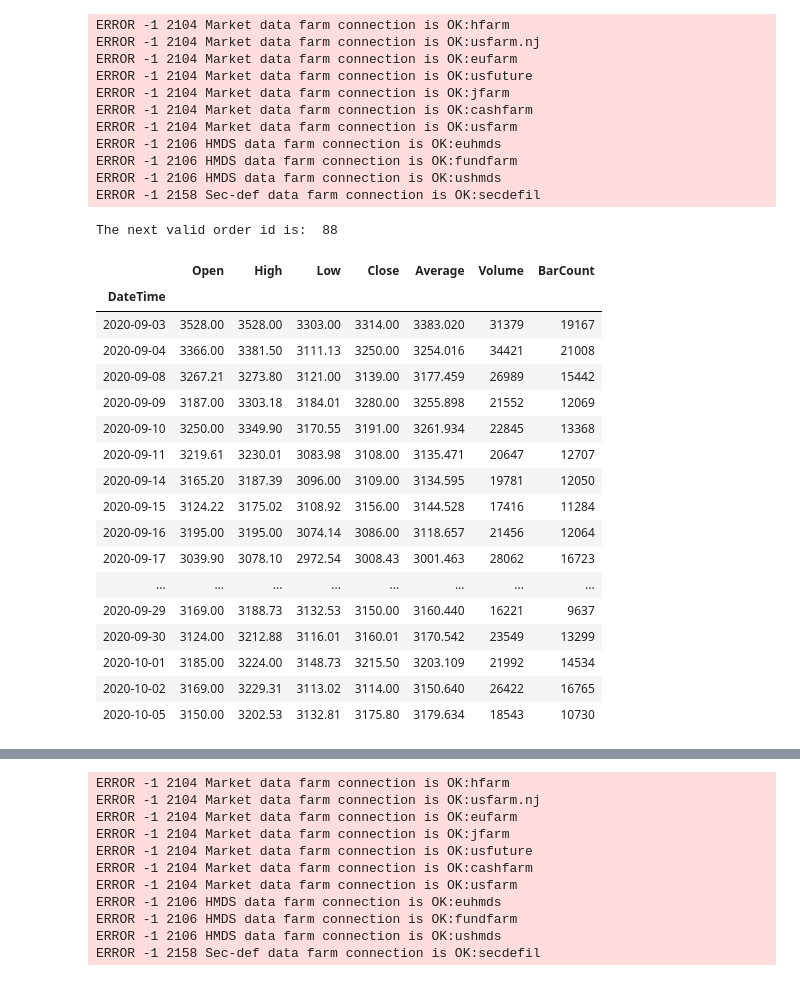
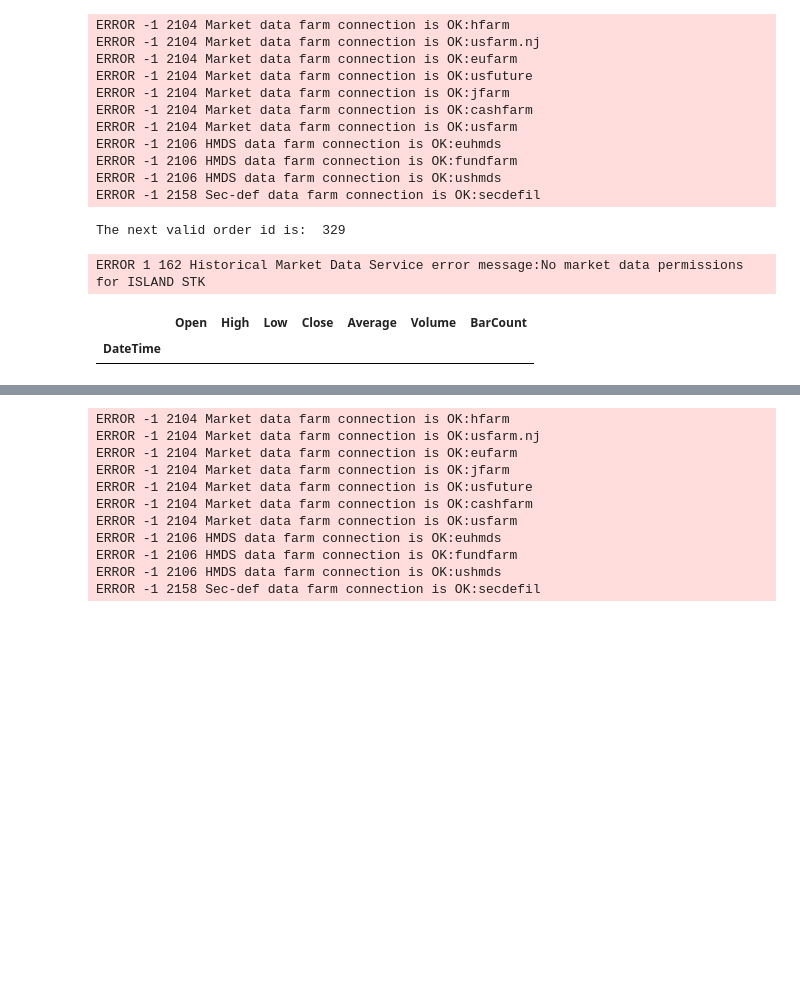
Before and after one commit to sunny2309/projects, a Jupyter notebook: William Work/Interactive Brokers/Interactive Brokers.ipynb, the cells around one changed output, grey strips where cells are left out. Cells and saved outputs as stored; diff of their text form; code cells hidden in the pictures; blank space fills up the shorter version.

```diff
--- a/William Work/Interactive Brokers/Interactive Brokers.ipynb
+++ b/William Work/Interactive Brokers/Interactive Brokers.ipynb
@@ -569,39 +569,24 @@ class Trading:
 # %%
 trading = Trading()
 
-df = trading.retrieve_ohlc_data(ticker="AMZN", start_date="20200903", end_date="20201005", bar_size="1 day")
+df = trading.retrieve_ohlc_data(ticker="AAPL", start_date="20200903", end_date="20201005", bar_size="1 day")
 df
 # %% [output]
 ERROR -1 2104 Market data farm connection is OK:hfarm
 ERROR -1 2104 Market data farm connection is OK:usfarm.nj
 ERROR -1 2104 Market data farm connection is OK:eufarm
 ERROR -1 2104 Market data farm connection is OK:usfuture
 ERROR -1 2104 Market data farm connection is OK:jfarm
 ERROR -1 2104 Market data farm connection is OK:cashfarm
 ERROR -1 2104 Market data farm connection is OK:usfarm
 ERROR -1 2106 HMDS data farm connection is OK:euhmds
 ERROR -1 2106 HMDS data farm connection is OK:fundfarm
 ERROR -1 2106 HMDS data farm connection is OK:ushmds
 ERROR -1 2158 Sec-def data farm connection is OK:secdefil
-The next valid order id is:  88
+The next valid order id is:  329
+ERROR 1 162 Historical Market Data Service error message:No market data permissions for ISLAND STK
 |  | Open | High | Low | Close | Average | Volume | BarCount |
 | DateTime |  |  |  |  |  |  |  |
-| 2020-09-03 | 3528.00 | 3528.00 | 3303.00 | 3314.00 | 3383.020 | 31379 | 19167 |
-| 2020-09-04 | 3366.00 | 3381.50 | 3111.13 | 3250.00 | 3254.016 | 34421 | 21008 |
-| 2020-09-08 | 3267.21 | 3273.80 | 3121.00 | 3139.00 | 3177.459 | 26989 | 15442 |
-| 2020-09-09 | 3187.00 | 3303.18 | 3184.01 | 3280.00 | 3255.898 | 21552 | 12069 |
-| 2020-09-10 | 3250.00 | 3349.90 | 3170.55 | 3191.00 | 3261.934 | 22845 | 13368 |
-| 2020-09-11 | 3219.61 | 3230.01 | 3083.98 | 3108.00 | 3135.471 | 20647 | 12707 |
-| 2020-09-14 | 3165.20 | 3187.39 | 3096.00 | 3109.00 | 3134.595 | 19781 | 12050 |
-| 2020-09-15 | 3124.22 | 3175.02 | 3108.92 | 3156.00 | 3144.528 | 17416 | 11284 |
-| 2020-09-16 | 3195.00 | 3195.00 | 3074.14 | 3086.00 | 3118.657 | 21456 | 12064 |
-| 2020-09-17 | 3039.90 | 3078.10 | 2972.54 | 3008.43 | 3001.463 | 28062 | 16723 |
-| ... | ... | ... | ... | ... | ... | ... | ... |
-| 2020-09-29 | 3169.00 | 3188.73 | 3132.53 | 3150.00 | 3160.440 | 16221 | 9637 |
-| 2020-09-30 | 3124.00 | 3212.88 | 3116.01 | 3160.01 | 3170.542 | 23549 | 13299 |
-| 2020-10-01 | 3185.00 | 3224.00 | 3148.73 | 3215.50 | 3203.109 | 21992 | 14534 |
-| 2020-10-02 | 3169.00 | 3229.31 | 3113.02 | 3114.00 | 3150.640 | 26422 | 16765 |
-| 2020-10-05 | 3150.00 | 3202.53 | 3132.81 | 3175.80 | 3179.634 | 18543 | 10730 |
 # %%
 trading = Trading()
 
```
Also changed, not shown: parts of 3 cells of this notebook, 51 other files.
